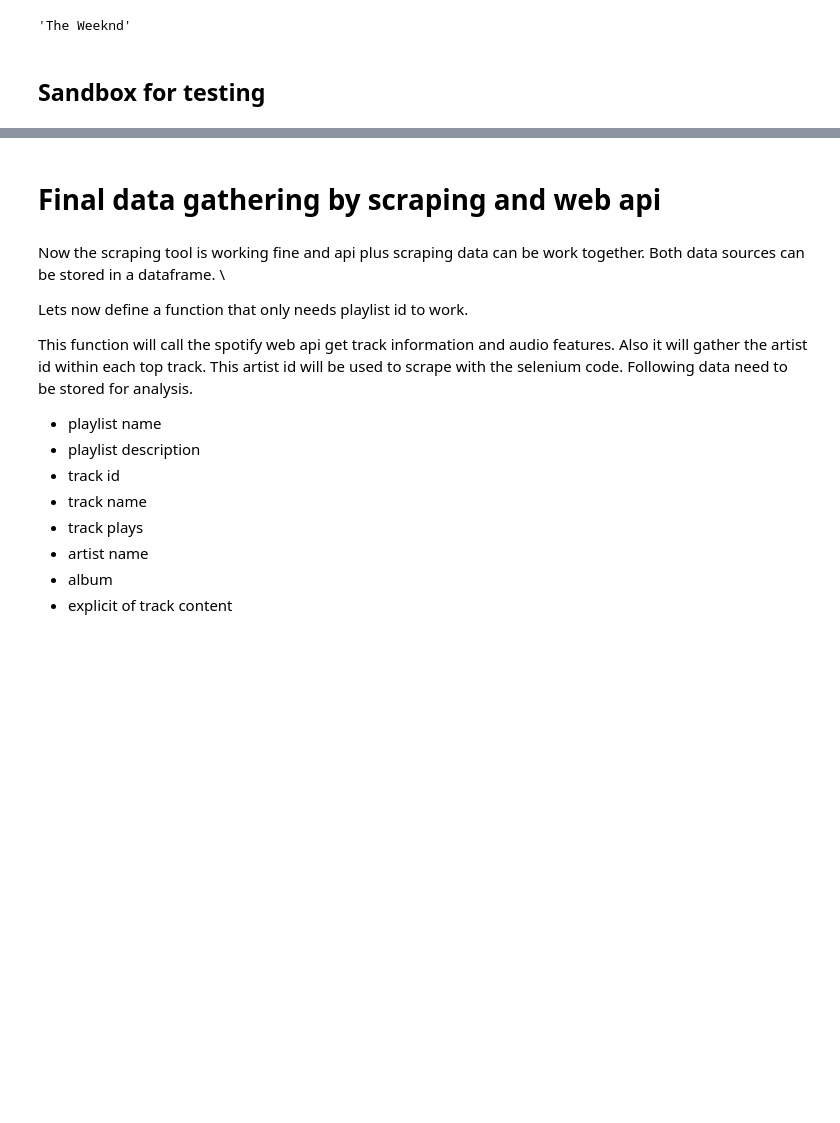
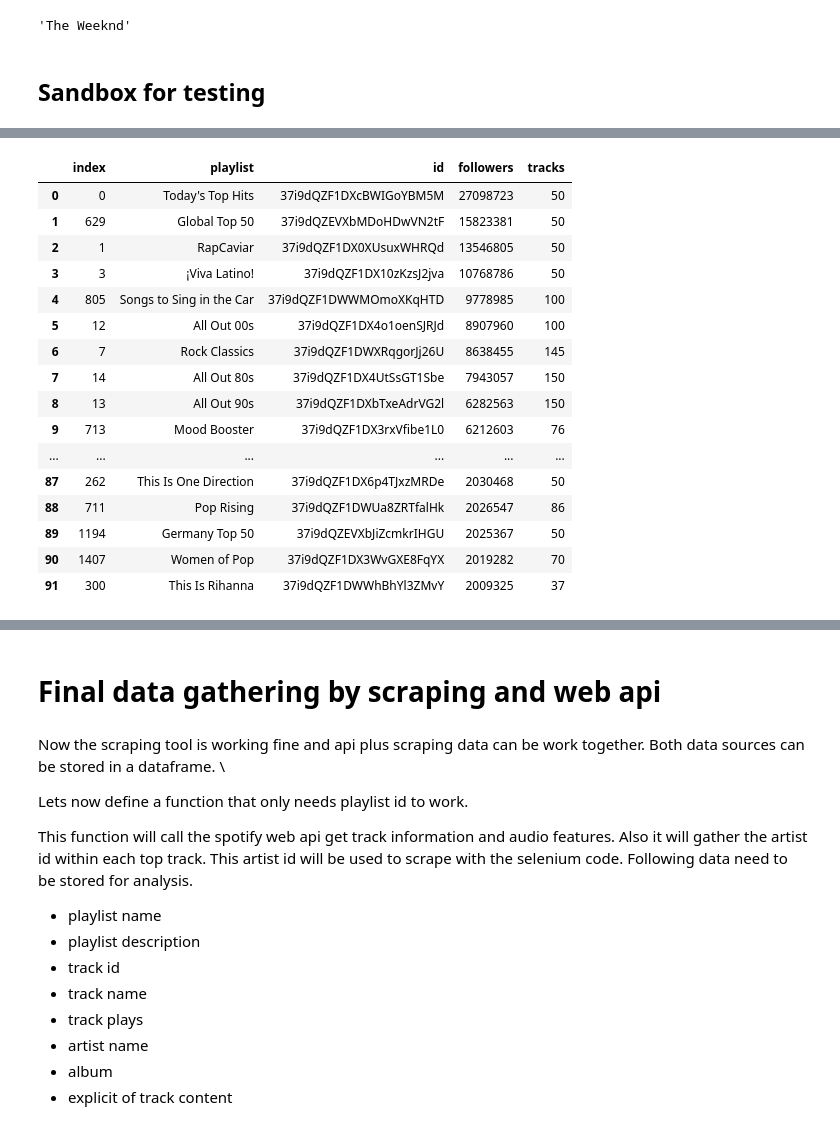
Before and after one commit to gab-lue/spotify_build_dataset, a Jupyter notebook: spotify_api+web1.ipynb, the cells around one changed output, grey strips where cells are left out. Drawn from its saved outputs; the diff is of its cells as text; code cells hidden in the pictures; blank space fills up the shorter version.

Commit message:
march
new data sets

```diff
--- a/spotify_api+web1.ipynb
+++ b/spotify_api+web1.ipynb
@@ -413,0 +414,6 @@ artist_get('1Xyo4u8uXC1ZmMpatF05PJ')
+# %%
+ff =sp.playlist('37i9dQZF1DXcBWIGoYBM5M')
+for i in range(100):
+    s = ff['tracks']['items'][i]['track']['name']
+    a = ff['tracks']['items'][i]['track']['artists'][0]['name']
+    print(s,a)
@@ -413,0 +439,25 @@ artist_get('1Xyo4u8uXC1ZmMpatF05PJ')
+# %%
+playlists = sp.user_playlists('spotify')
+lst1 = []
+while playlists:
+    for i, playlist in enumerate(playlists['items']):
+        x = sp.playlist(playlist['id'])
+        fols = x['followers']['total']
+        total = x['tracks']['total']
+        #print("%4d %s %s" % (i + 1 + playlists['offset'], playlist['id'],  playlist['name']))
+        #print(fols)
+        lst1.append({
+            'playlist':playlist['name'],
+            'id':playlist['id'],
+            'followers':fols,
+            'tracks':total
+        })
+
+
+    if playlists['next']:
+        playlists = sp.next(playlists)
+    else:
+        playlists = None
+# %%
+df_plst = pd.DataFrame(lst1)
+df_plst.describe()
@@ -413,0 +474,21 @@ artist_get('1Xyo4u8uXC1ZmMpatF05PJ')
+# %%
+new1 =df_plst.sort_values(by='followers',ascending=False)
+new1.query('followers>2000000').reset_index()
+# %% [output]
+|  | index | playlist | id | followers | tracks |
+| 0 | 0 | Today's Top Hits | 37i9dQZF1DXcBWIGoYBM5M | 27098723 | 50 |
+| 1 | 629 | Global Top 50 | 37i9dQZEVXbMDoHDwVN2tF | 15823381 | 50 |
+| 2 | 1 | RapCaviar | 37i9dQZF1DX0XUsuxWHRQd | 13546805 | 50 |
+| 3 | 3 | ¡Viva Latino! | 37i9dQZF1DX10zKzsJ2jva | 10768786 | 50 |
+| 4 | 805 | Songs to Sing in the Car | 37i9dQZF1DWWMOmoXKqHTD | 9778985 | 100 |
+| 5 | 12 | All Out 00s | 37i9dQZF1DX4o1oenSJRJd | 8907960 | 100 |
+| 6 | 7 | Rock Classics | 37i9dQZF1DWXRqgorJj26U | 8638455 | 145 |
+| 7 | 14 | All Out 80s | 37i9dQZF1DX4UtSsGT1Sbe | 7943057 | 150 |
+| 8 | 13 | All Out 90s | 37i9dQZF1DXbTxeAdrVG2l | 6282563 | 150 |
+| 9 | 713 | Mood Booster | 37i9dQZF1DX3rxVfibe1L0 | 6212603 | 76 |
+| ... | ... | ... | ... | ... | ... |
+| 87 | 262 | This Is One Direction | 37i9dQZF1DX6p4TJxzMRDe | 2030468 | 50 |
+| 88 | 711 | Pop Rising | 37i9dQZF1DWUa8ZRTfalHk | 2026547 | 86 |
+| 89 | 1194 | Germany Top 50 | 37i9dQZEVXbJiZcmkrIHGU | 2025367 | 50 |
+| 90 | 1407 | Women of Pop | 37i9dQZF1DX3WvGXE8FqYX | 2019282 | 70 |
+| 91 | 300 | This Is Rihanna | 37i9dQZF1DWWhBhYl3ZMvY | 2009325 | 37 |
```
Also changed, not shown: parts of 79 cells of this notebook, 25 other files.
